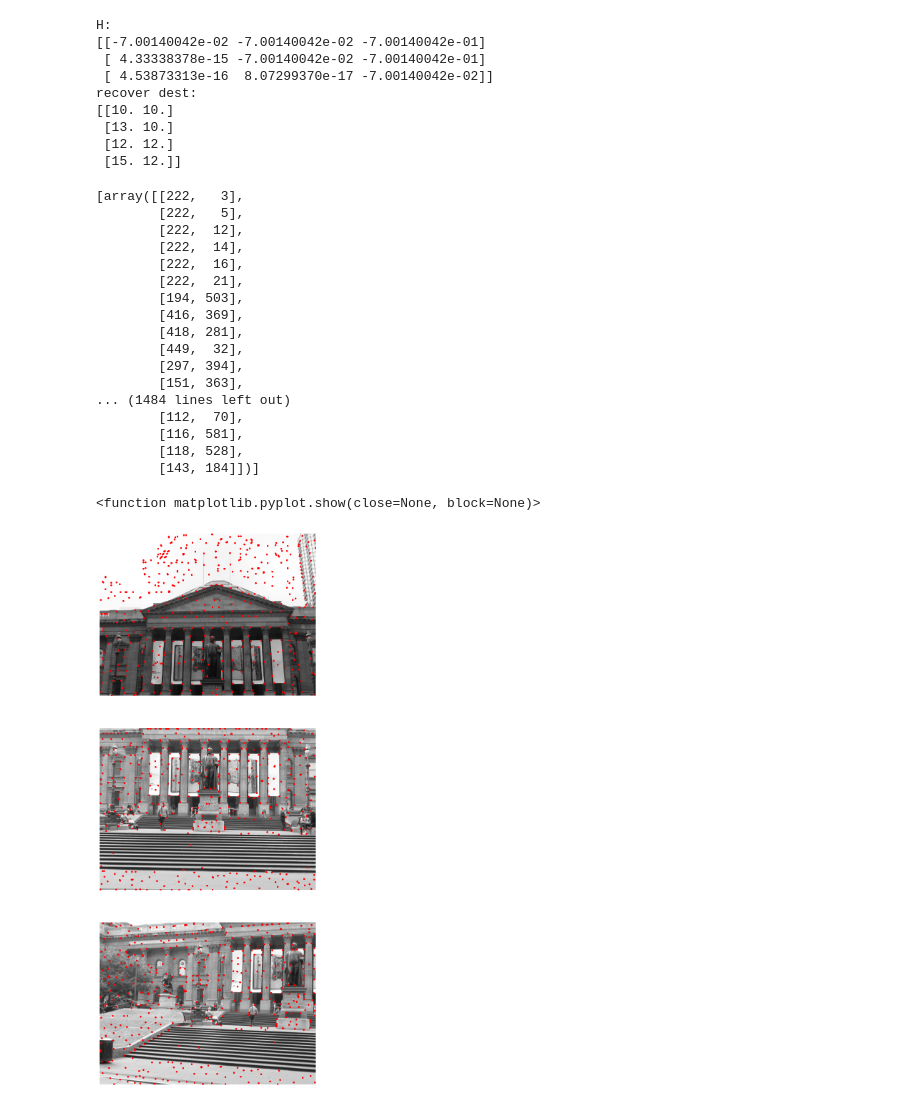
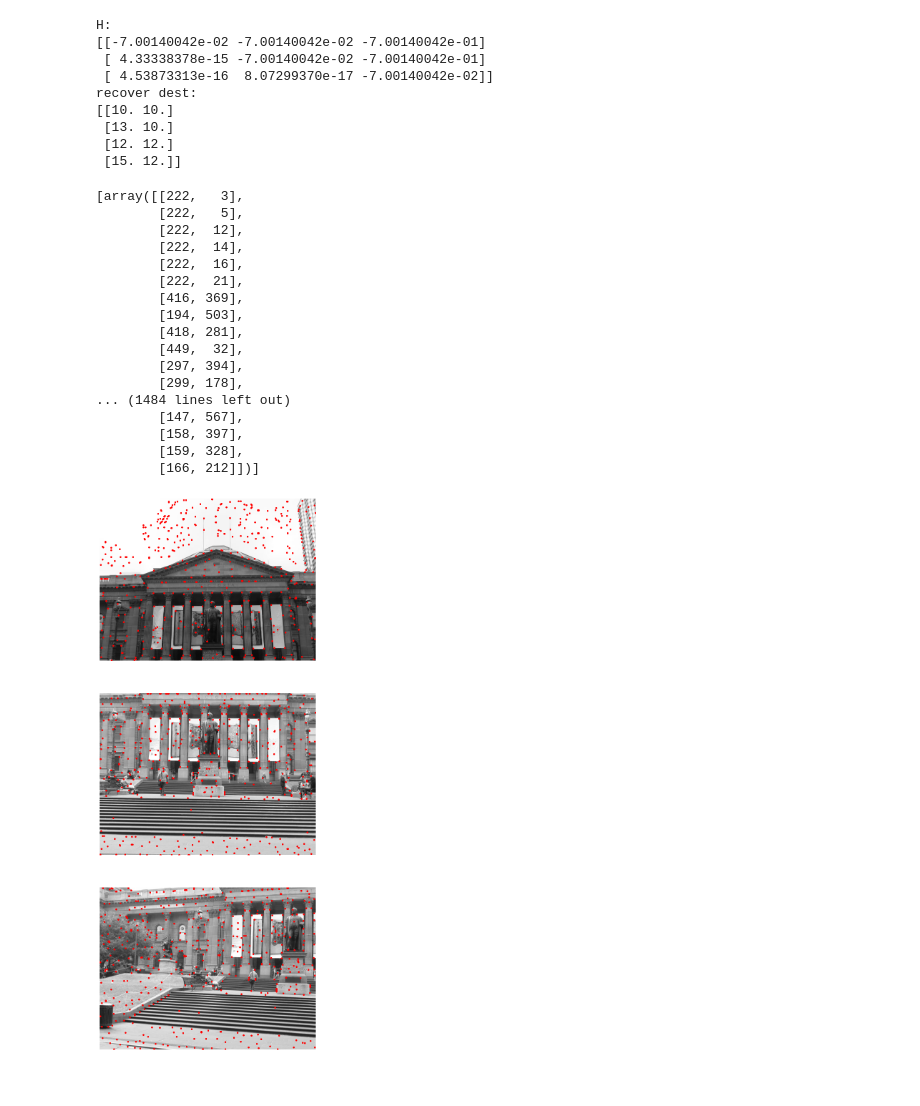
Before and after one commit to Feenet/Panorama-Stitching, a Jupyter notebook: panorama.ipynb, the cells around one changed output. Drawn from its saved outputs; the diff is of its cells as text; code cells hidden in the pictures.

```diff
--- a/panorama.ipynb
+++ b/panorama.ipynb
@@ -186,13 +162,14 @@ def amns(C, n_best):
         suppressing_points = np.array(np.where(C[c[0], c[1]] < C_scaled)).T
 
         # Calculate distances from current points to supressing points
-        distances = np.sum((suppressing_points - np.array([c[0], c[1]])) ** 2, axis=1)
+        distances = np.sum(np.abs(suppressing_points - np.array([c[0], c[1]])), axis=1)
 
         # Update the minimum distance for the current point
         r[tuple(c)] = np.sort(distances)[0] if len(distances) > 0 else r[tuple(c)]
 
     return np.array([c[0] for c in sorted(r.items(), key=lambda t: t[1], reverse=True)][:n_best])
 # %%
+# Obtain feature points for set1 images
 set1_feature_points = []
 strongest_corners = 500
 block_size = 4
@@ -200,8 +177,6 @@ k_size = 3
 k = 0.04
 for im in set1_images:
     set1_feature_points.append(amns(cv2.cornerHarris(im, block_size, k_size, k), strongest_corners))
-
-set1_feature_points
 # %% [output]
 [array([[222,   3],
         [222,   5],
@@ -209,14 +184,14 @@ set1_feature_points
         [222,  14],
         [222,  16],
         [222,  21],
+        [416, 369],
         [194, 503],
-        [416, 369],
         [418, 281],
         [449,  32],
         [297, 394],
-        [151, 363],
+        [299, 178],
 ... (1484 lines left out)
-        [112,  70],
-        [116, 581],
-        [118, 528],
-        [143, 184]])]
+        [147, 567],
+        [158, 397],
+        [159, 328],
+        [166, 212]])]
@@ -235,13 +198,9 @@ set1_feature_points
 # %%
-image_plot = []
-
 fig = plt.figure(figsize=(50,20))
 for i in range(len(set1_images)):
     fig.add_subplot(3,1,i + 1)
     plt.imshow(cv2.cvtColor(set1_images[i], cv2.COLOR_BGR2RGB))
     plt.scatter(set1_feature_points[i][:, 1], set1_feature_points[i][:, 0], c='r', s=7)
     plt.axis("off")
-plt.show
 # %% [output]
-<function matplotlib.pyplot.show(close=None, block=None)>
-[figure, old version]
+[figure, new version]
```
Also changed, not shown: parts of 18 cells of this notebook.
